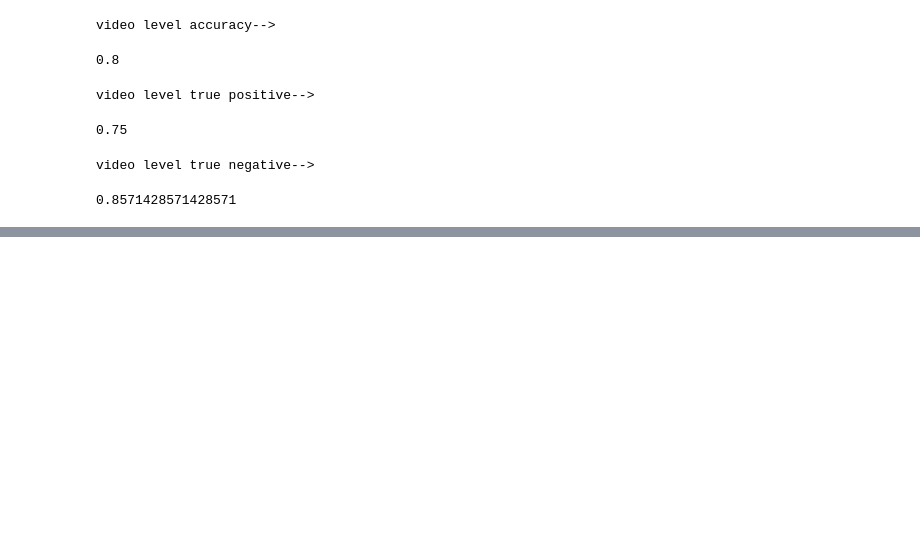
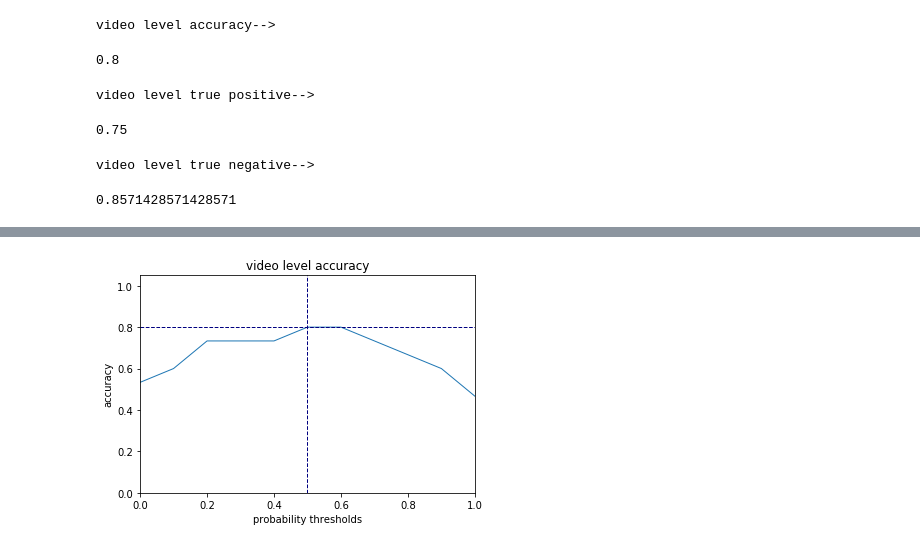
Before and after one commit to Keying96/MRI_methylation, a Jupyter notebook: methylation_training.ipynb, the cells around one changed output, grey strips where cells are left out. Saved outputs shown, nothing was run; the diff lists cells and outputs as text; code cells hidden in the pictures; blank space fills up the shorter version.

Commit message:
added video level graphs

```diff
--- a/methylation_training.ipynb
+++ b/methylation_training.ipynb
@@ -397,12 +408,13 @@ plt.show()
 # %%
 ##RESNET
 methylation_pred = []
+ground_truth = [] #string, 'True' if methylation==True 'False' otherwise
+ground_truth_score = [] #boolean, 1 if methylation==True 0 otherwise, used later in ROC curve score
 
 frame_lvl_conf = []
 video_lvl_conf = []
 
 frame_lvl_methylation_preds = []
-ground_truth = []
 
 methylation_status = ['True', 'False']
 
@@ -434,23 +446,25 @@ for index, row in val_set.iterrows():
     preds = trained_methylation_model.predict(mri_vid)
     frame_lvl_max_pred = []
     frame_lvl_methylation_pred = []
-    #Loop through frame predictions and append probability of winning class as well as prediction of methylation status
+    #Loop through frame predictions and append probability of methylation=True as well as prediction of methylation status
     #(True vs False)
     for frame_lvl_preds in preds:
-        frame_lvl_max_pred.append(max(frame_lvl_preds))
+        frame_lvl_max_pred.append(frame_lvl_preds[0])
         frame_lvl_methylation_pred.append(methylation_status[np.where(frame_lvl_preds==max(frame_lvl_preds))[0][0]])
 
     frame_lvl_conf.append(frame_lvl_max_pred)
     frame_lvl_methylation_preds.append(frame_lvl_methylation_pred)
     #Apply majority rules rule to get prediction on entire MRI video
     ground_truth.append(row['methylation_status'])
+    ground_truth_score.append(row['methylation_one_hot'][0])
     methylation_pred.append(Counter(frame_lvl_methylation_pred).most_common(1)[0][0])
 #     if 'True' in frame_lvl_methylation_pred:
 #         methylation_pred.append('True')
 #     else:
 #         methylation_pred.append('False')
-    #Calculate video level confidence which is number of frames belonging to winning class/total number of frames
-    video_lvl_conf.append(Counter(frame_lvl_methylation_pred).most_common(1)[0][1]/len(frame_lvl_methylation_pred))
+    #Calculate video level confidence which is number of frames belonging to methylation=True/total number of frames
+    frame_count_meth_true = sum(1 for i in frame_lvl_methylation_pred if i=='True')
+    video_lvl_conf.append(frame_count_meth_true/len(frame_lvl_methylation_pred))
     idx +=1
     if idx%100==0:
         print('predicted on {} vids'.format(idx))
@@ -471,10 +485,11 @@ predicting on sequence : /external_drive/MRI_methylation/Methylation/data/TCGA-G
 predicting on sequence : /external_drive/MRI_methylation/Methylation/data/TCGA-GBM/TCGA-76-6662/12-13-2001-MRI BRAIN WITH-86043/1001-T1 AX SE-51871
 predicting on sequence : /external_drive/MRI_methylation/Methylation/data/TCGA-GBM/TCGA-19-2631/03-02-2003-NR MRI BRAIN WWO-07216/7-MRHR T1 AX-30547
 # %%
-prediction_results = pd.DataFrame(columns=['methylation_pred','ground_truth','frame_lvl_conf','video_lvl_conf','max_probs','frame_lvl_methylation_preds'])
+prediction_results = pd.DataFrame(columns=['methylation_pred','ground_truth','ground_truth_score','frame_lvl_conf','video_lvl_conf','frame_lvl_methylation_preds'])
 
 prediction_results['methylation_pred'] =  methylation_pred
 prediction_results['ground_truth'] =  ground_truth
+prediction_results['ground_truth_score'] =  ground_truth_score
 
 prediction_results['frame_lvl_conf'] =  frame_lvl_conf
 prediction_results['video_lvl_conf'] =  video_lvl_conf
@@ -505,0 +530,29 @@ video level true negative-->
+# %%
+##Video Level accuracy curve
+threshs = np.linspace(0,1,11)
+accuracy = []
+for thresh in threshs:
+    meth_preds_thresh = []
+    for idx, row in prediction_results.iterrows():
+        if row['video_lvl_conf']>thresh:
+            meth_preds_thresh.append('True')
+        else:
+            meth_preds_thresh.append('False')
+
+    meth_preds_thresh = np.array(meth_preds_thresh)
+    accuracy.append(len(np.where(meth_preds_thresh == prediction_results['ground_truth'])[0])/len(prediction_results))
+# %%
+plt.figure()
+lw = 1
+plt.plot(threshs, accuracy, lw=lw)
+plt.axvline(x=0.5,color='navy', lw=lw, linestyle='--')
+plt.axhline(y=0.8,color='navy', lw=lw, linestyle='--')
+
+plt.xlim([0.0, 1.0])
+plt.ylim([0.0, 1.05])
+plt.xlabel('probability thresholds')
+plt.ylabel('accuracy')
+plt.title('video level accuracy')
+plt.show()
+# %% [output]
+[figure, added]
```
Also changed, not shown: parts of 11 cells of this notebook.
